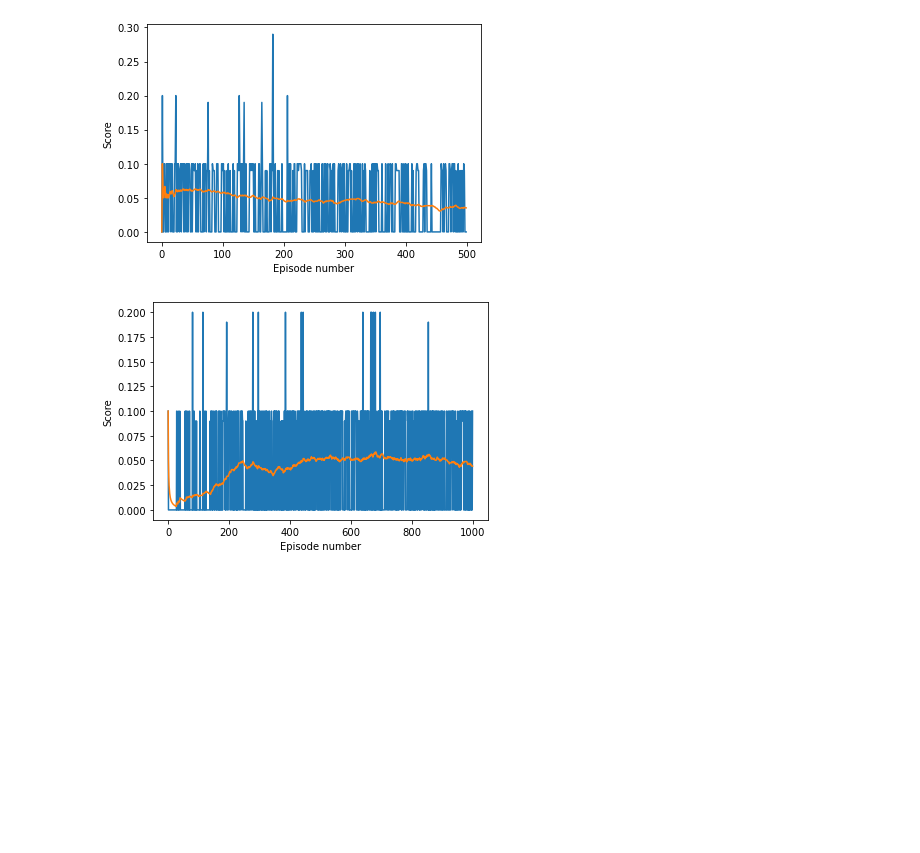
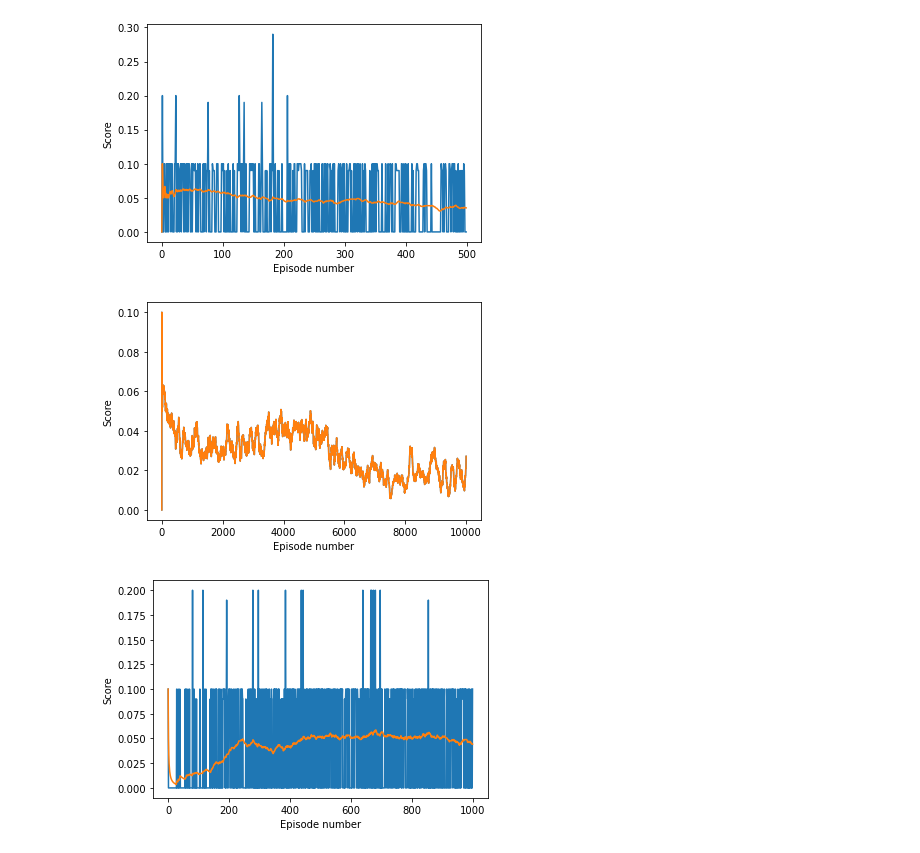
Before and after one commit to SENC/AiTennis, a Jupyter notebook: sourcecode/Tennis.ipynb, the cells around one changed output. Cells and saved outputs as stored; diff of their text form; code cells hidden in the pictures; blank space fills up the shorter version.

```diff
--- a/sourcecode/Tennis.ipynb
+++ b/sourcecode/Tennis.ipynb
@@ -266,6 +281,23 @@ plt.ylabel('Score')
 plt.show()
 # %% [output]
 [figure]
+# %%
+#Zoom above plots to custom range 10K
+target_score =0.5
+zoom_dim = 10000
+zoom_start_point = 0
+zoom_end_point = 10000
+fig = plt.figure()
+ax = fig.add_subplot(111)
+cus_score=avg_score[zoom_start_point:zoom_end_point]
+plt.plot(np.arange(zoom_dim), cus_score)
+plt.plot(np.arange(zoom_dim), avg_score[zoom_start_point:zoom_end_point])
+plt.xlabel('Episode number')
+plt.ylabel('Score')
+
+plt.show()
+# %% [output]
+[figure, added]
 # %%
 #Same -re-run to check
 #Episode 1000 - Replay buffer added only when score greater than 0 or 0.1 for every step
```
Also changed, not shown: parts of 2 cells of this notebook.
